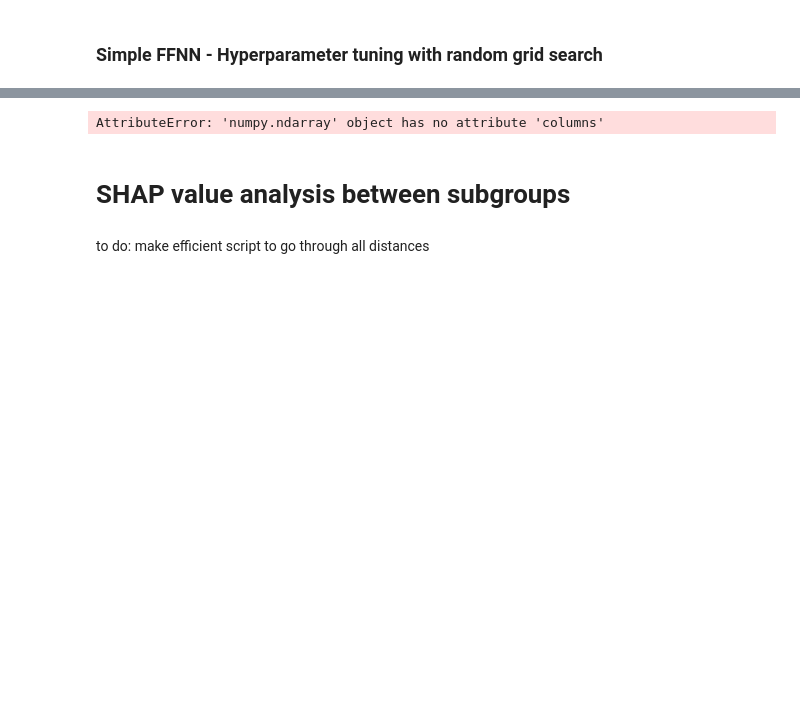
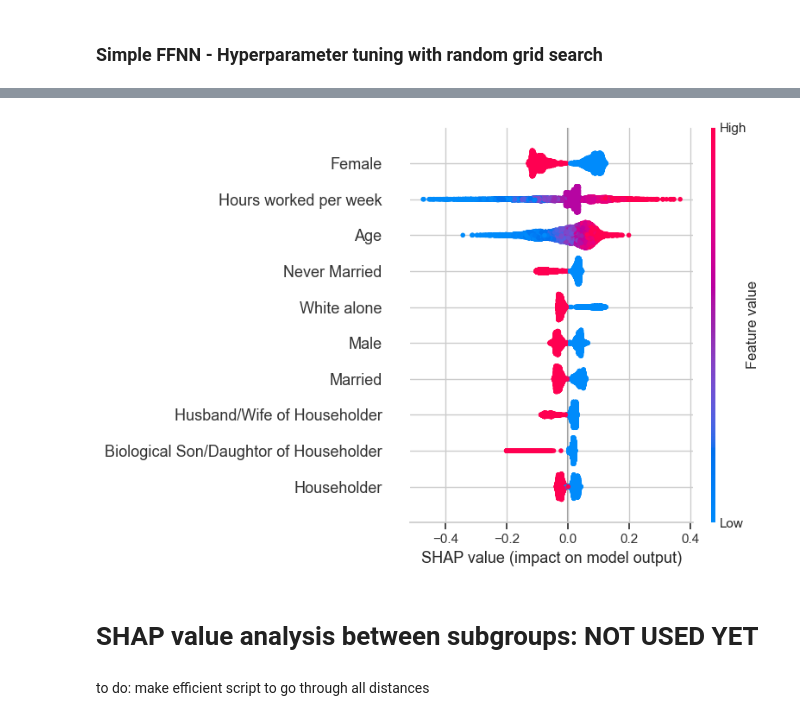
Before and after one commit to antisocialites/HCML, a Jupyter notebook: XGBoost/ACSIncome.ipynb, the cells around one changed output, grey strips where cells are left out. Cells and saved outputs as stored; diff of their text form; code cells hidden in the pictures; blank space fills up the shorter version.

Commit message:
Deep SHAP fix

```diff
--- a/XGBoost/ACSIncome.ipynb
+++ b/XGBoost/ACSIncome.ipynb
@@ -188,10 +187,10 @@ all_feature_names = list(ohe_feature_names) + numeric_cols
 ### Linear baseline model for performance comparison
 ### **DO NOT RUN takes ages**
 # %%
-logreg = LogisticRegression(solver= 'saga', class_weight='balanced', max_iter=2500)
-logreg.fit(X_train_enc, y_train)
-y_pred_logreg = logreg.predict(X_test_enc)
-print(classification_report(y_test, y_pred_logreg))
+# logreg = LogisticRegression(solver= 'saga', class_weight='balanced', max_iter=2500)
+# logreg.fit(X_train_enc, y_train)
+# y_pred_logreg = logreg.predict(X_test_enc)
+# print(classification_report(y_test, y_pred_logreg))
 # %% [output]
               precision    recall  f1-score   support
 
@@ -615,4 +540,0 @@ shap.summary_plot(shap_values, X_test_enc, max_display=10)
-# %%
-shap.summary_plot(deep_shap_df, background, max_display=10)
-# %% [output]
-AttributeError: 'numpy.ndarray' object has no attribute 'columns'
@@ -619,5 +563,36 @@ AttributeError: 'numpy.ndarray' object has no attribute 'columns'
+# %%
+# sample representative background set and sample size
+background_size = 5000
+test_sample_size = 10000
+
+# stratified sample from training set
+sss_train = StratifiedShuffleSplit(n_splits=1, test_size=background_size, random_state=42)
+_ , background_idx = next(sss_train.split(X_train_enc, y_train))
+
+# stratified sample from test set
+X_test_array = X_test_enc.toarray() if hasattr(X_test_enc, "toarray") else X_test_enc
+sss_test = StratifiedShuffleSplit(n_splits=1, test_size=test_sample_size, random_state=42)
+_, test_sample_idx = next(sss_test.split(X_test_array, y_test))
+X_test_sample = X_test_array[test_sample_idx]
+
+# set background
+background = X_train_enc[background_idx]
+background = background.toarray() if hasattr(background, "toarray") else background
+
+# DeepSHAP
+explainer = shap.DeepExplainer(best_model_NN, background)
+deep_shap_values = explainer.shap_values(X_test_sample).squeeze(-1)
+
+np.save('deep_shap_values.csv', deep_shap_values)
+shap.summary_plot(deep_shap_values, X_test_sample, feature_names=all_feature_names, max_display=20)
+# %%
+renamed_feature_names = rename_deep_shap_features(all_feature_names)
+
+shap.summary_plot(deep_shap_values, X_test_sample, feature_names=renamed_feature_names, max_display=10)
+# %% [output]
+[figure, added]
 # %% [markdown]
-# SHAP value analysis between subgroups
+# SHAP value analysis between subgroups: NOT USED YET
 # %%
 # shap compatibility
 X_train = X_train.astype(float)
```
Also changed, not shown: parts of 13 cells of this notebook.
